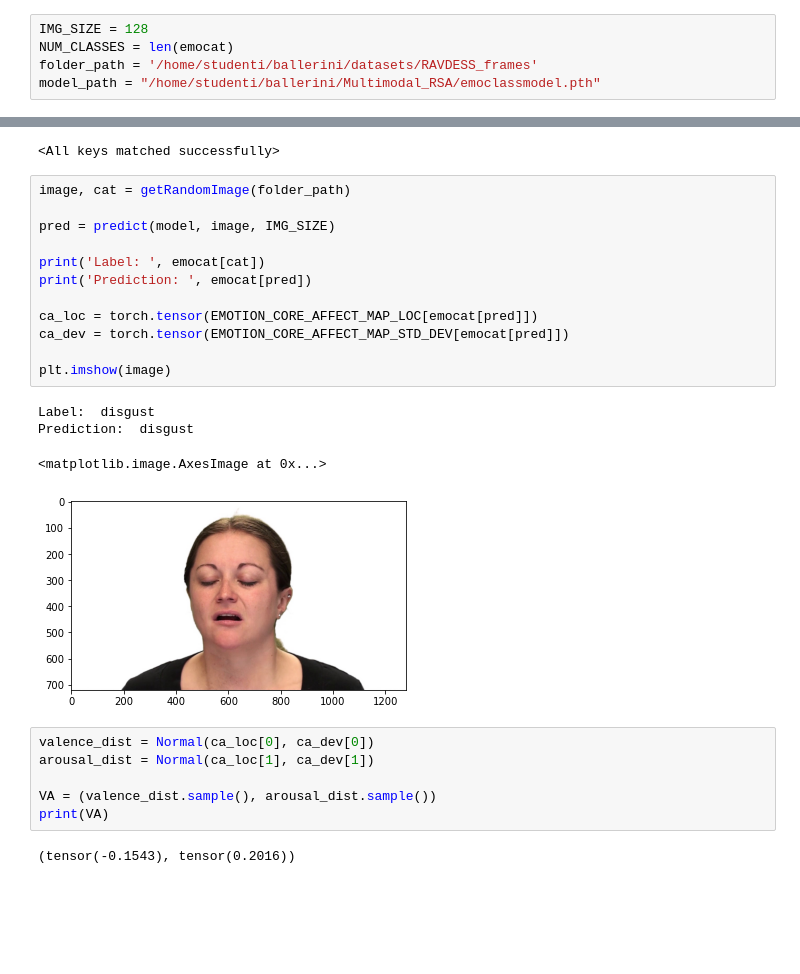
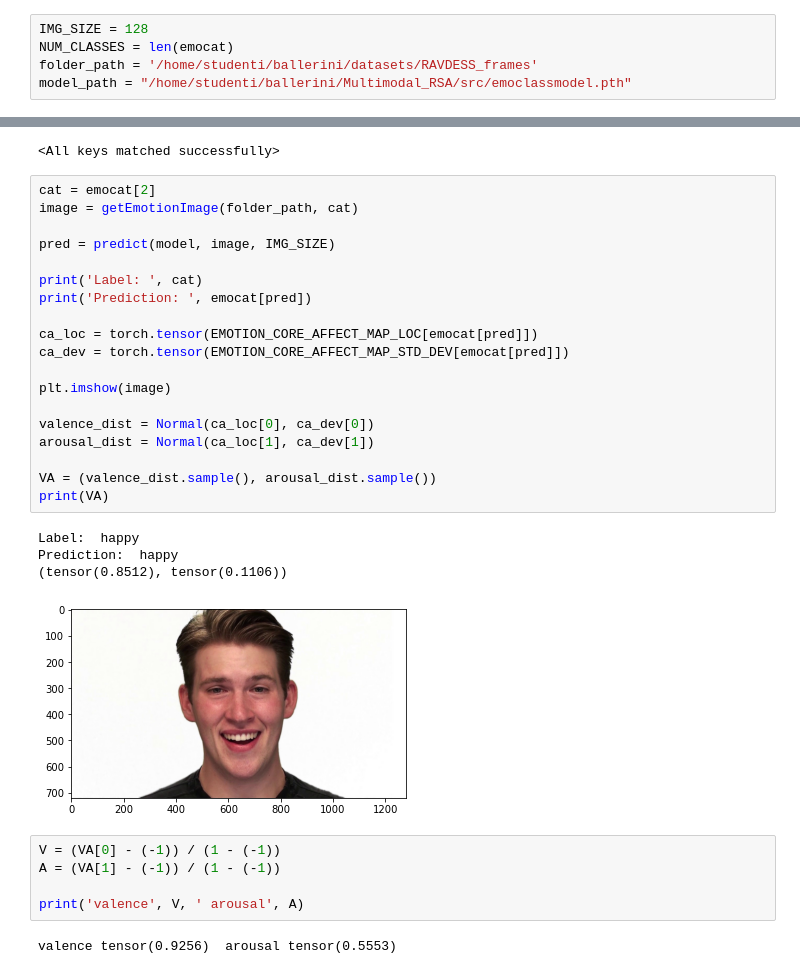
Before and after one commit to Ale-Ba2lero/Multimodal-Emotion-Analysis, a Jupyter notebook: src/cat_to_VA.ipynb, the cells around one changed output, grey strips where cells are left out. Cells and saved outputs as stored; diff of their text form; blank space fills up the shorter version.

```diff
--- a/src/cat_to_VA.ipynb
+++ b/src/cat_to_VA.ipynb
@@ -19,34 +17,40 @@ from preprocess_util import *
 IMG_SIZE = 128
 NUM_CLASSES = len(emocat)
 folder_path = '/home/studenti/ballerini/datasets/RAVDESS_frames'
-model_path = "/home/studenti/ballerini/Multimodal_RSA/emoclassmodel.pth"
+model_path = "/home/studenti/ballerini/Multimodal_RSA/src/emoclassmodel.pth"
 # %%
 model = EmoClassCNN(IMG_SIZE, NUM_CLASSES).double()
 model.load_state_dict(torch.load(model_path))
 # %% [output]
 <All keys matched successfully>
 # %%
-image, cat = getRandomImage(folder_path)
+cat = emocat[2]
+image = getEmotionImage(folder_path, cat)
 
 pred = predict(model, image, IMG_SIZE)
 
-print('Label: ', emocat[cat])
+print('Label: ', cat)
 print('Prediction: ', emocat[pred])
 
 ca_loc = torch.tensor(EMOTION_CORE_AFFECT_MAP_LOC[emocat[pred]])
 ca_dev = torch.tensor(EMOTION_CORE_AFFECT_MAP_STD_DEV[emocat[pred]])
 
 plt.imshow(image)
+
+valence_dist = Normal(ca_loc[0], ca_dev[0])
+arousal_dist = Normal(ca_loc[1], ca_dev[1])
+
+VA = (valence_dist.sample(), arousal_dist.sample())
+print(VA)
 # %% [output]
-Label:  disgust
-Prediction:  disgust
+Label:  happy
+Prediction:  happy
+(tensor(0.8512), tensor(0.1106))
-<matplotlib.image.AxesImage at 0x...>
-[figure, old version]
+[figure, new version]
-# %%
-valence_dist = Normal(ca_loc[0], ca_dev[0])
-arousal_dist = Normal(ca_loc[1], ca_dev[1])
-
-VA = (valence_dist.sample(), arousal_dist.sample())
-print(VA)
-# %% [output]
-(tensor(-0.1543), tensor(0.2016))
+# %%
+V = (VA[0] - (-1)) / (1 - (-1))
+A = (VA[1] - (-1)) / (1 - (-1))
+
+print('valence', V, ' arousal', A)
+# %% [output]
+valence tensor(0.9256)  arousal tensor(0.5553)
```
Also changed, not shown: parts of 1 cell of this notebook, 8 other files.
